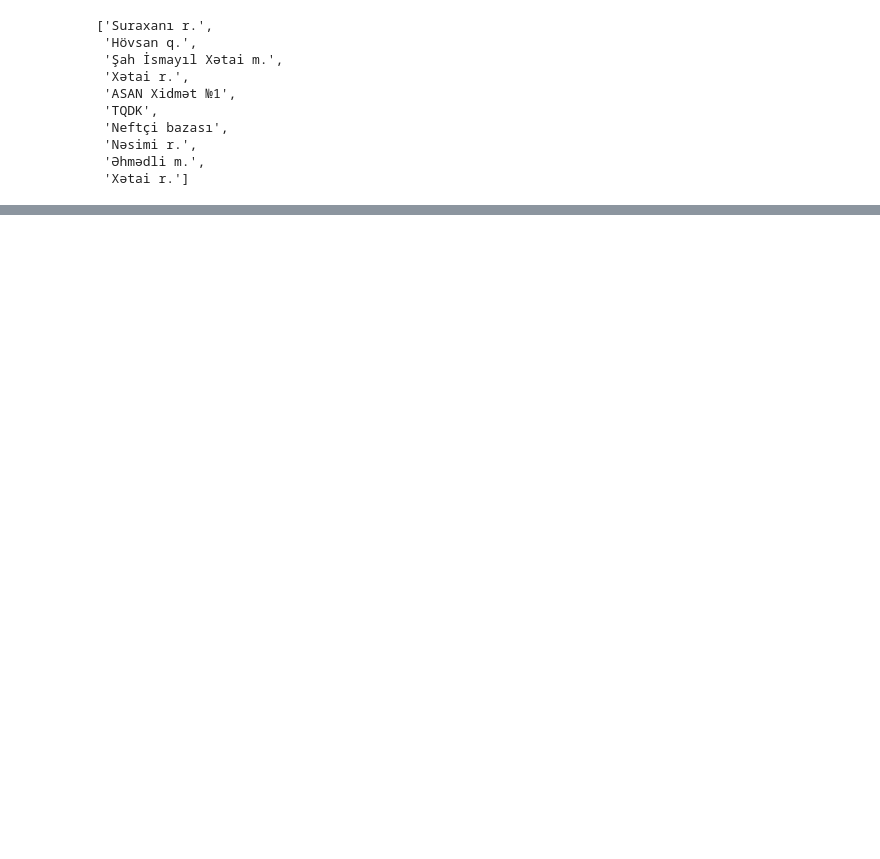
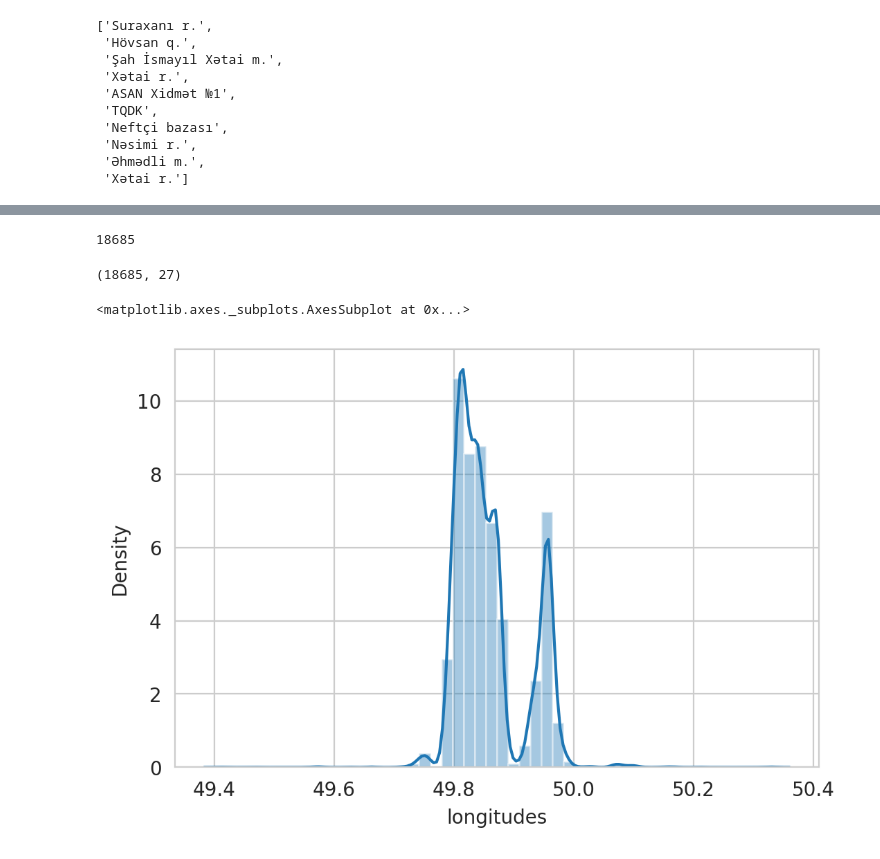
Before and after one commit to EmilSeyfullayev/Home-prices-analytics, a Jupyter notebook: Analytics.ipynb, the cells around one changed output, grey strips where cells are left out. Cells and saved outputs as stored; diff of their text form; code cells hidden in the pictures; blank space fills up the shorter version.

```diff
--- a/Analytics.ipynb
+++ b/Analytics.ipynb
@@ -209,6 +191,11 @@ for i in df['floors']:
 # %%
 df['apartment_floor'] = apartment_floor
 df['buildings_floor'] = buildings_floor
+# %%
+df['apartment_floor'] = pd.to_numeric(df['apartment_floor'])
+df['buildings_floor'] = pd.to_numeric(df['buildings_floor'])
+# %%
+df['percent_of_building_height'] = round(df['apartment_floor']/df['buildings_floor']*100)
 # %% [markdown]
 ### Area m2
 # %%
@@ -298,3 +289,5 @@ Name: address, dtype: int64
+# %%
+df = df[df['latitudes']>38]
 # %%
 df['district'].value_counts().head(10)
 # %% [output]
@@ -401,0 +513,17 @@ districts[:10]
+# %%
+len(first_district_indicated_by_seller)
+# %% [output]
+18685
+# %%
+df.shape
+# %% [output]
+(18685, 27)
+# %%
+df['longitudes'] = pd.to_numeric(df['longitudes'])
+df['latitudes'] = pd.to_numeric(df['latitudes'])
+# %%
+plt.figure(dpi=200)
+sns.distplot(df[df['longitudes']>48]['longitudes'])
+# %% [output]
+<matplotlib.axes._subplots.AxesSubplot at 0x...>
+[figure, added]
```
Also changed, not shown: parts of 141 cells of this notebook.
